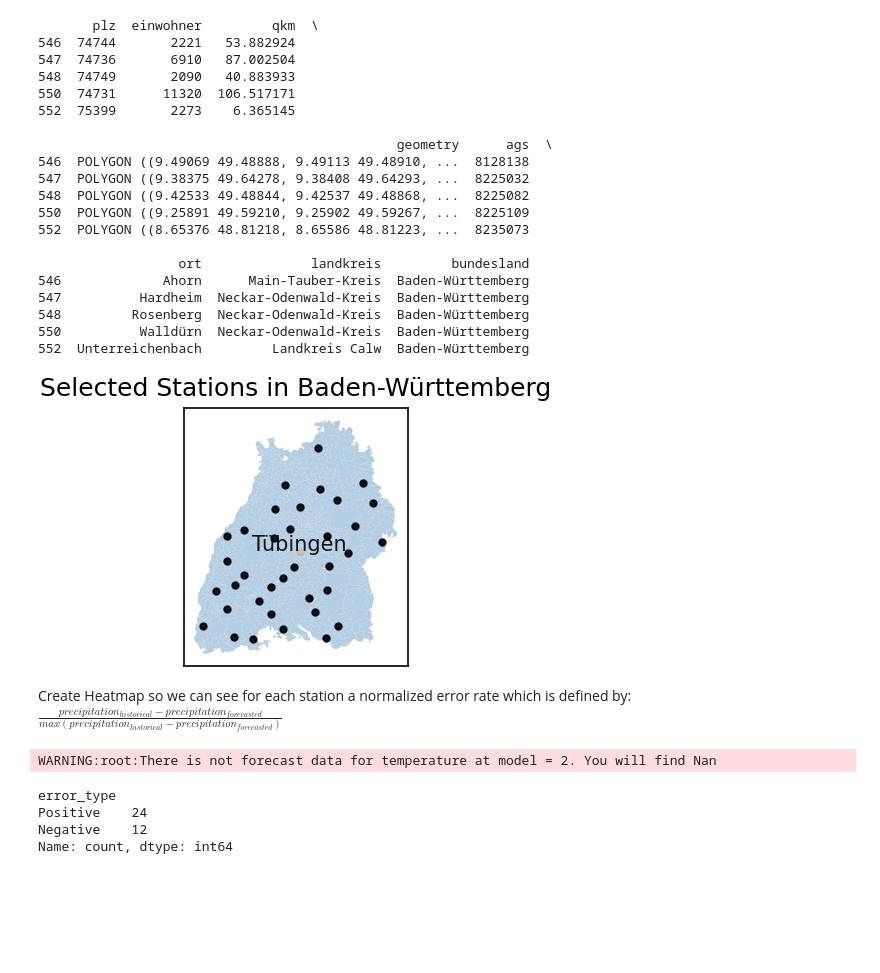
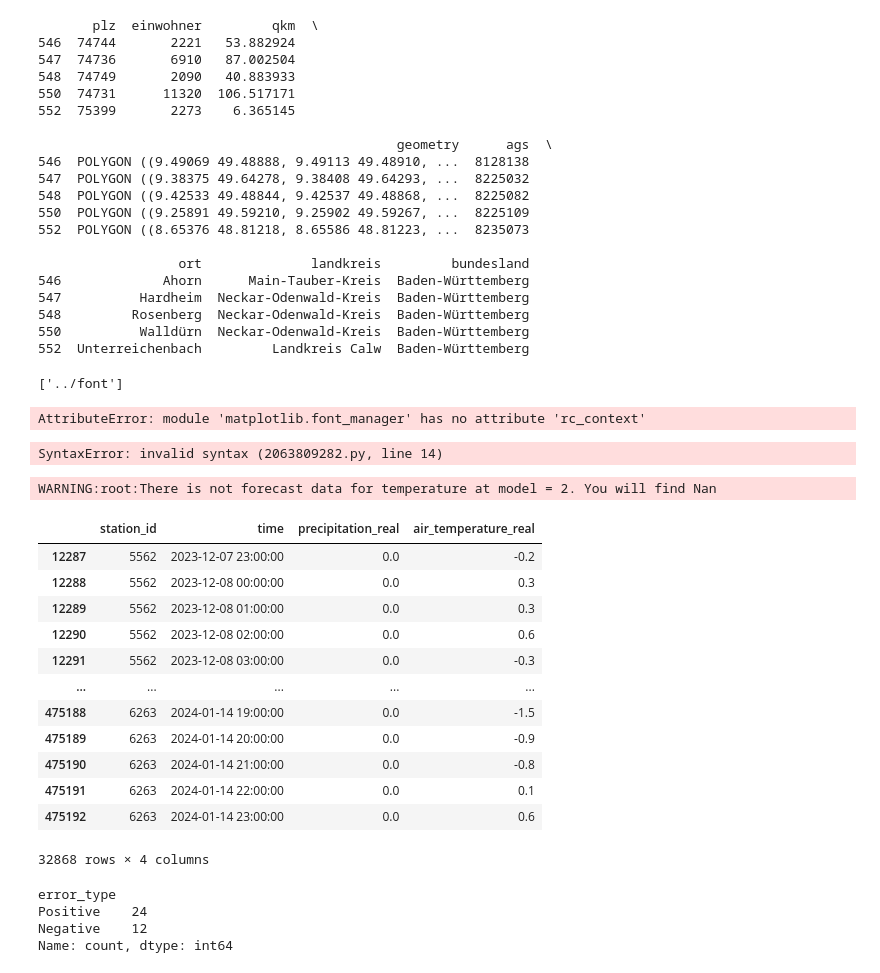
Before and after one commit to RobinU434/DataLiteracy, a Jupyter notebook: studies/11_01_24_LD_fig_BaWu_stations.ipynb, the cells around one changed output. Drawn from its saved outputs; the diff is of its cells as text; code cells hidden in the pictures; blank space fills up the shorter version.

```diff
--- a/studies/11_01_24_LD_fig_BaWu_stations.ipynb
+++ b/studies/11_01_24_LD_fig_BaWu_stations.ipynb
@@ -139,6 +127,19 @@ print(bawu_df.head())
 548         Rosenberg  Neckar-Odenwald-Kreis  Baden-Württemberg
 550          Walldürn  Neckar-Odenwald-Kreis  Baden-Württemberg
 552  Unterreichenbach         Landkreis Calw  Baden-Württemberg
+# %%
+plt.rcParams.update(figsizes.icml2022_half())
+plt.rcParams.update(fonts.neurips2021())
+import matplotlib.font_manager
+matplotlib.font_manager.get_font_names()
+font_dirs = ["../font"]
+font_files = matplotlib.font_manager.findSystemFonts(fontpaths=font_dirs)
+print(font_dirs)
+plt.rcParams['font.serif'] = 'CMU'
+matplotlib.font_manager.rc_context(fonts.neurips2021())
+# %% [output]
+['../font']
+AttributeError: module 'matplotlib.font_manager' has no attribute 'rc_context'
 # %%
 fig, ax = plt.subplots()
 
@@ -151,20 +152,14 @@ bawu_df.plot(ax = ax,
 # Plot cities.
 for c in stations_dict.keys():
     # Plot city name.
-    ax.text(
-        x=stations_dict[c][0],
-        # Add small shift to avoid overlap with point.
-        y=stations_dict[c][1] - 0.03 if c == 'Wutöschingen-Ofteringen' else stations_dict[c][1] + 0.01,
-        s=c,
-        ha='center',
-        alpha = 0 if c != 'Tübingen' else 0.9
-    )
+
     # Plot city location centroid.
+    if c== 'Tübingen' dot_color=cdot_color(0.1) & c== 'Dachsberg-Wolpadingen' dot_color='red' else 'black'
     ax.plot(
         stations_dict[c][0],
         stations_dict[c][1],
         marker='.',
-        c='black' if c != 'Tübingen' else cdot_color(0.1),
+        c=dot_color,
         alpha=0.9 if c != 'Tübingen' else 0.2,
     )
 
@@ -178,10 +173,7 @@ ax.set(
 )
 plt.savefig('../figures/fig_bawu_map_stations_LD.pdf')
 # %% [output]
-[figure, removed]
+SyntaxError: invalid syntax (2063809282.py, line 14)
-# %% [markdown]
-Create Heatmap so we can see for each station a normalized error rate which is defined by:
-$ \frac{precipitation_{historical}- precipitation_{forecasted}}{max(precipitation_{historical}- precipitation_{forecasted})}$
 # %%
 import datetime
 import logging
@@ -212,5 +205,23 @@ std_error_by_station_preliminary_model_1 = merge1.groupby(["station_id"]).std()
 # %% [output]
 WARNING:root:There is not forecast data for temperature at model = 2. You will find Nan
+# %%
+extreme_weather = dataset_model_1.get_historical()
+# %%
+extreme_weather
+# %% [output]
+|  | station_id | time | precipitation_real | air_temperature_real |
+| 12287 | 5562 | 2023-12-07 23:00:00 | 0.0 | -0.2 |
+| 12288 | 5562 | 2023-12-08 00:00:00 | 0.0 | 0.3 |
+| 12289 | 5562 | 2023-12-08 01:00:00 | 0.0 | 0.3 |
+| 12290 | 5562 | 2023-12-08 02:00:00 | 0.0 | 0.6 |
+| 12291 | 5562 | 2023-12-08 03:00:00 | 0.0 | -0.3 |
+| ... | ... | ... | ... | ... |
+| 475188 | 6263 | 2024-01-14 19:00:00 | 0.0 | -1.5 |
+| 475189 | 6263 | 2024-01-14 20:00:00 | 0.0 | -0.9 |
+| 475190 | 6263 | 2024-01-14 21:00:00 | 0.0 | -0.8 |
+| 475191 | 6263 | 2024-01-14 22:00:00 | 0.0 | 0.1 |
+| 475192 | 6263 | 2024-01-14 23:00:00 | 0.0 | 0.6 |
+32868 rows × 4 columns
 # %%
 bw_response_stations["station_id"] = bw_response_stations["Stations_ID"].copy()
 
```
Also changed, not shown: parts of 11 cells of this notebook, 4 other files.
